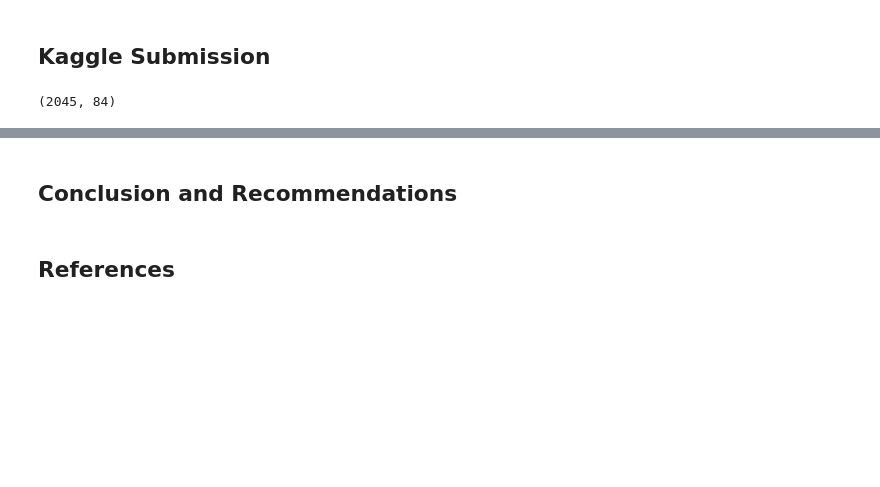
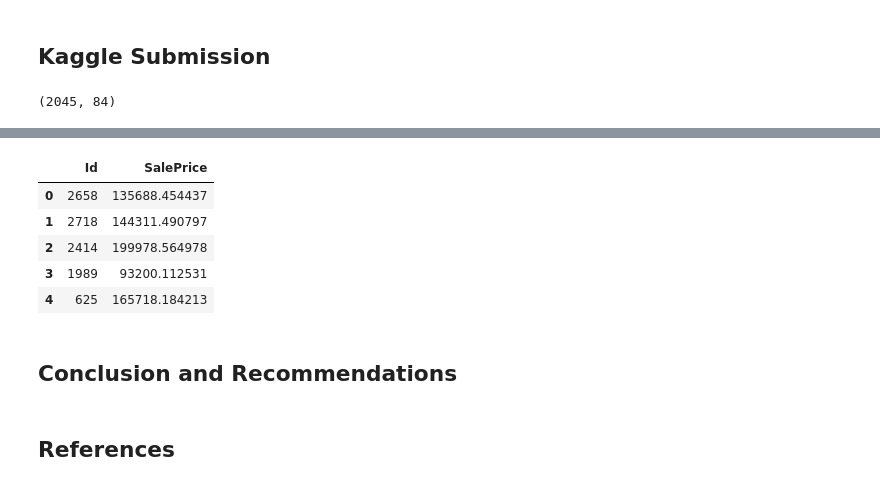
Before and after one commit to MissingNA/housing_price_predictor, a Jupyter notebook: main.ipynb, the cells around one changed output, grey strips where cells are left out. Cells and saved outputs as stored; diff of their text form; code cells hidden in the pictures; blank space fills up the shorter version.

```diff
--- a/main.ipynb
+++ b/main.ipynb
@@ -297,3 +334,19 @@ test.info()
+# %%
+lr_predictions = lr.predict(test_sc)
+test['SalePrice'] = predictions
+testfile = pd.read_csv('datasets/test_cleaned_by_mr_clean.csv')
+test['Id'] = testfile['Id']
+submission = test[['Id','SalePrice']]
+submission.to_csv('./datasets/kaggle_submission2.csv',index=False)
+# %%
+submission.head()
+# %% [output]
+|  | Id | SalePrice |
+| 0 | 2658 | 135688.454437 |
+| 1 | 2718 | 144311.490797 |
+| 2 | 2414 | 199978.564978 |
+| 3 | 1989 | 93200.112531 |
+| 4 | 625 | 165718.184213 |
 # %% [markdown]
 ## Conclusion and Recommendations
 # %% [markdown]
```
Also changed, not shown: parts of 21 cells of this notebook, 1 other file.
